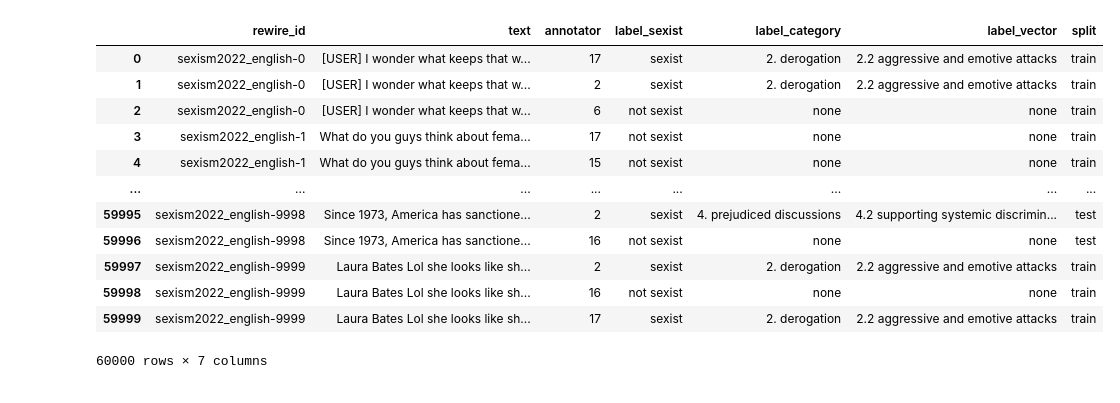
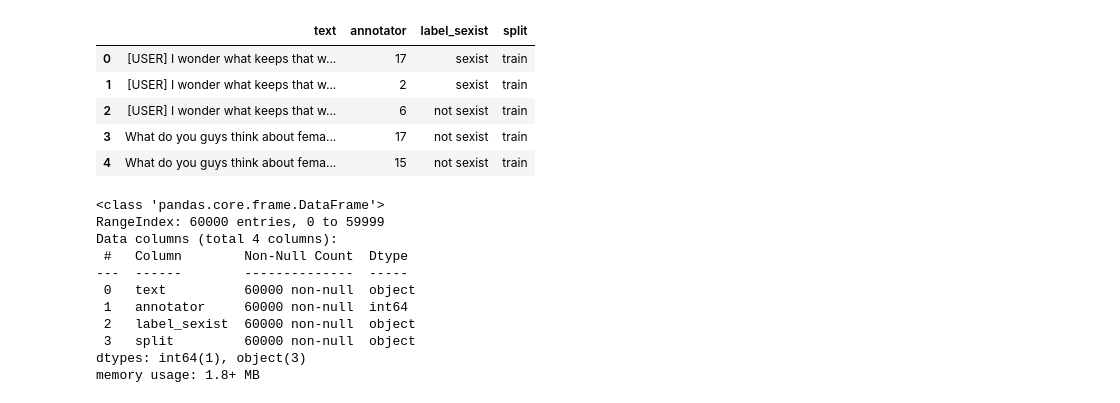
Before and after one commit to SvenGerloff/online_sexism_detection, a Jupyter notebook: milestone_1/00_data_preparation.ipynb, the cells around one changed output. Cells and saved outputs as stored; diff of their text form; code cells hidden in the pictures.

```diff
--- a/milestone_1/00_data_preparation.ipynb
+++ b/milestone_1/00_data_preparation.ipynb
@@ -14,21 +28,29 @@ Mounted at /content/drive
 # %%
 file_path = '/content/drive/MyDrive/online_sexism_detection/01_data/edos_labelled_individual_annotations.csv'
 df = pd.read_csv(file_path)
-df
+df = df[["text","annotator","label_sexist","split"]]
+df.head(5)
 # %% [output]
-|  | rewire_id | text | annotator | label_sexist | label_category | label_vector | split |
-| 0 | sexism2022_english-0 | [USER] I wonder what keeps that w... | 17 | sexist | 2. derogation | 2.2 aggressive and emotive attacks | train |
-| 1 | sexism2022_english-0 | [USER] I wonder what keeps that w... | 2 | sexist | 2. derogation | 2.2 aggressive and emotive attacks | train |
-| 2 | sexism2022_english-0 | [USER] I wonder what keeps that w... | 6 | not sexist | none | none | train |
-| 3 | sexism2022_english-1 | What do you guys think about fema... | 17 | not sexist | none | none | train |
-| 4 | sexism2022_english-1 | What do you guys think about fema... | 15 | not sexist | none | none | train |
-| ... | ... | ... | ... | ... | ... | ... | ... |
-| 59995 | sexism2022_english-9998 | Since 1973, America has sanctione... | 2 | sexist | 4. prejudiced discussions | 4.2 supporting systemic discrimin... | test |
-| 59996 | sexism2022_english-9998 | Since 1973, America has sanctione... | 16 | not sexist | none | none | test |
-| 59997 | sexism2022_english-9999 | Laura Bates Lol she looks like sh... | 2 | sexist | 2. derogation | 2.2 aggressive and emotive attacks | train |
-| 59998 | sexism2022_english-9999 | Laura Bates Lol she looks like sh... | 16 | not sexist | none | none | train |
-| 59999 | sexism2022_english-9999 | Laura Bates Lol she looks like sh... | 17 | sexist | 2. derogation | 2.2 aggressive and emotive attacks | train |
+|  | text | annotator | label_sexist | split |
+| 0 | [USER] I wonder what keeps that w... | 17 | sexist | train |
+| 1 | [USER] I wonder what keeps that w... | 2 | sexist | train |
+| 2 | [USER] I wonder what keeps that w... | 6 | not sexist | train |
+| 3 | What do you guys think about fema... | 17 | not sexist | train |
+| 4 | What do you guys think about fema... | 15 | not sexist | train |
-60000 rows × 7 columns
+# %%
+df.info()
+# %% [output]
+<class 'pandas.core.frame.DataFrame'>
+RangeIndex: 60000 entries, 0 to 59999
+Data columns (total 4 columns):
+ #   Column        Non-Null Count  Dtype
+---  ------        --------------  -----
+ 0   text          60000 non-null  object
+ 1   annotator     60000 non-null  int64
+ 2   label_sexist  60000 non-null  object
+ 3   split         60000 non-null  object
+dtypes: int64(1), object(3)
+memory usage: 1.8+ MB
 # %%
 df.rename(columns={'label_sexist': 'label'}, inplace=True)
 df['label'] = df['label'].map({'sexist': 1, 'not sexist': 0})
```
Also changed, not shown: parts of 11 cells of this notebook.
